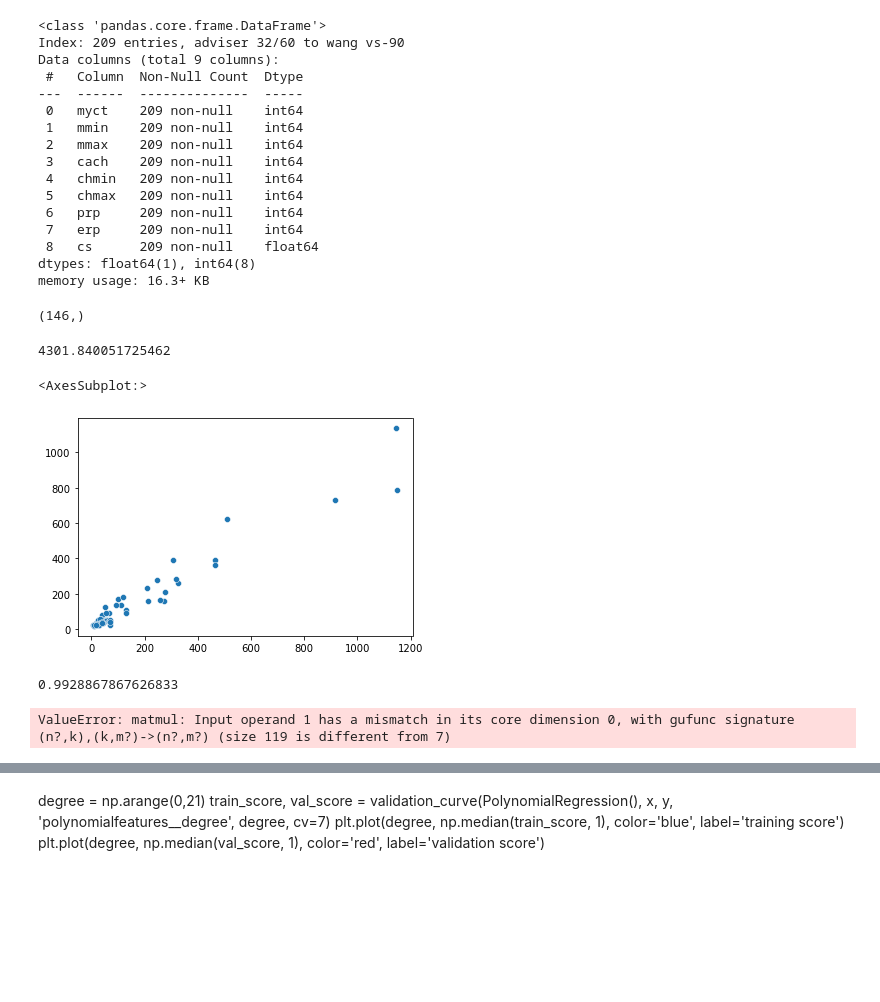
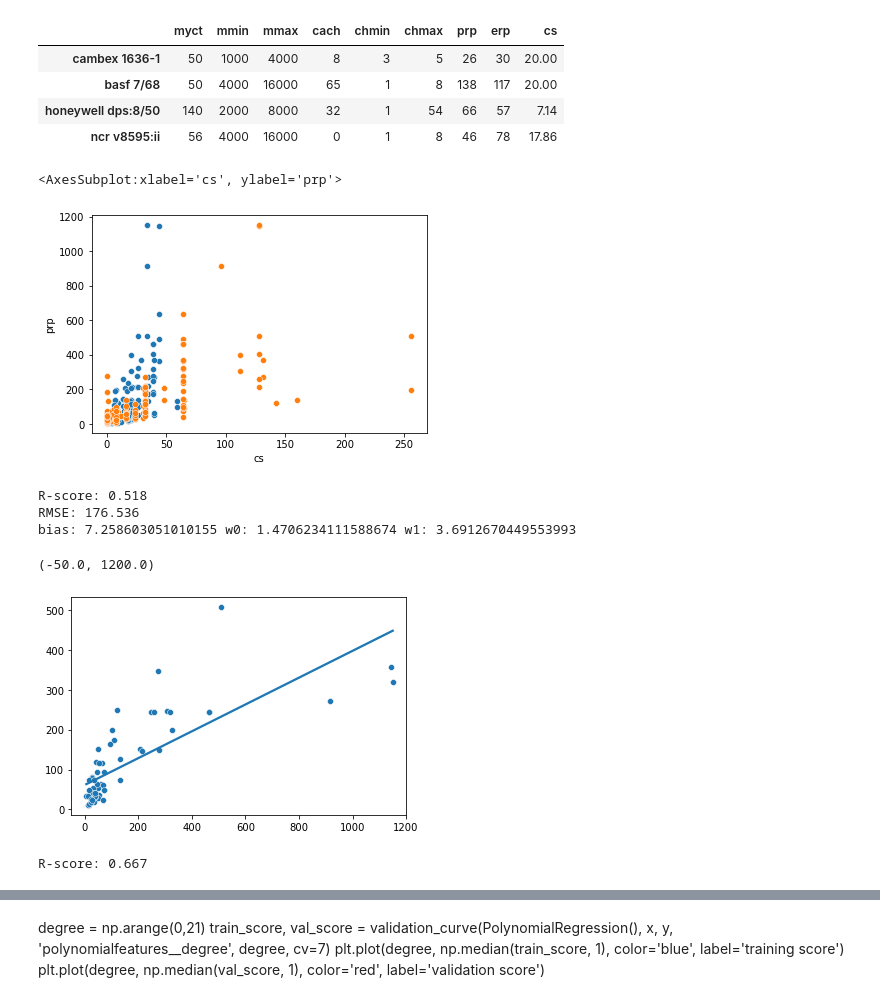
Before and after one commit to BarbosaRicardo/CST383_Data_Science, a Jupyter notebook: Week7/Labs/lab3.ipynb, the cells around one changed output, grey strips where cells are left out. Saved outputs shown, nothing was run; the diff lists cells and outputs as text; code cells hidden in the pictures; blank space fills up the shorter version.

```diff
--- a/Week7/Labs/lab3.ipynb
+++ b/Week7/Labs/lab3.ipynb
@@ -14,24 +14,13 @@ df = pd.read_csv("https://raw.githubusercontent.com/grbruns/cst383/master/machin
 df.index = df['vendor']+' '+df['model']
 df.drop(['vendor', 'model'], axis=1, inplace=True)
 df['cs'] = np.round(1e3/df['myct'], 2)	# clock speed in MHz
-df.info()
+df.sample(4)
 # %% [output]
-<class 'pandas.core.frame.DataFrame'>
-Index: 209 entries, adviser 32/60 to wang vs-90
-Data columns (total 9 columns):
- #   Column  Non-Null Count  Dtype
----  ------  --------------  -----
- 0   myct    209 non-null    int64
- 1   mmin    209 non-null    int64
- 2   mmax    209 non-null    int64
- 3   cach    209 non-null    int64
- 4   chmin   209 non-null    int64
- 5   chmax   209 non-null    int64
- 6   prp     209 non-null    int64
- 7   erp     209 non-null    int64
- 8   cs      209 non-null    float64
-dtypes: float64(1), int64(8)
-memory usage: 16.3+ KB
+|  | myct | mmin | mmax | cach | chmin | chmax | prp | erp | cs |
+| cambex 1636-1 | 50 | 1000 | 4000 | 8 | 3 | 5 | 26 | 30 | 20.00 |
+| basf 7/68 | 50 | 4000 | 16000 | 65 | 1 | 8 | 138 | 117 | 20.00 |
+| honeywell dps:8/50 | 140 | 2000 | 8000 | 32 | 1 | 54 | 66 | 57 | 7.14 |
+| ncr v8595:ii | 56 | 4000 | 16000 | 0 | 1 | 8 | 46 | 78 | 17.86 |
 # %%
 '''
 Functions
@@ -44,14 +33,17 @@ def RMSE(actual, predict):
 
 def PolynomialRegression(degree=2, **kwargs):
     return make_pipeline(PolynomialFeatures(degree), LinearRegression(**kwargs))
+# %%
+sns.scatterplot(x='cs', y = 'prp', data=df)
+sns.scatterplot(x='cach', y='prp', data=df)
+# %% [output]
+<AxesSubplot:xlabel='cs', ylabel='prp'>
+[figure, added]
 # %%
 # 2. From the machine data, create training and test sets, using a 70/30 split.  See the linear regression 2 slides if needed.
-x = df.drop(['myct', 'prp'], axis=1).values
+x = df[['cach', 'cs']].values
 y = df['prp'].values
 x_train, x_test, y_train, y_test = train_test_split(x,y, test_size=0.3, random_state=42)
-y_train.shape
-# %% [output]
-(146,)
 # %%
 # 3. This lab is open-ended.  I want you to experiment with building linear models using interactions and nonlinear transformations, as discussed in class.  The goal is still to predict performance (feature ‘prp’).  Start simple.
 reg = LinearRegression()
@@ -59,23 +51,29 @@ reg = LinearRegression()
 # print(scores.mean())
 reg.fit(x_train, y_train)
 predictions = reg.predict(x_test)
-MSE(y_test, predictions)
+print(f'R-score: {reg.score(x,y):.3f}')
+print(f'RMSE: {RMSE(y_test, predictions):.3f}')
+print(f'bias: {reg.intercept_} w0: {reg.coef_[0]} w1: {reg.coef_[1]}')
 # %% [output]
-4301.840051725462
+R-score: 0.518
+RMSE: 176.536
+bias: 7.258603051010155 w0: 1.4706234111588674 w1: 3.6912670449553993
-# %%
-sns.scatterplot(y_test, predictions)
-# %% [output]
-<AxesSubplot:>
-[figure, removed]
+# %%
+# plot model with regression line
+sns.scatterplot(y_test, predictions)
+sns.regplot(y_test, predictions, ci=None, scatter=False)
+plt.xlim([-50, 1200])
+# %% [output]
+(-50.0, 1200.0)
+[figure, added]
 # %%
-# pf = PolynomialFeatures(degree=3, include_bias=False)
-# pf.fit(x)
-# x_poly = pf.transform(x)
+pf = PolynomialFeatures(degree=2, include_bias=False)
+pf.fit(x)
+x_poly = pf.transform(x)
 # # pf.get_feature_names()
-# reg = LinearRegression()
-# reg.fit(x_poly, y)
-# print(reg.score(x_poly, y))
-# RMSE(y_test, reg.predict(x_test))
+reg2 = LinearRegression()
+reg2.fit(x_poly, y)
+predictions2 = reg2.predict(x_poly)
+print(f'R-score: {reg2.score(x_poly, y):.3f}')
 # %% [output]
-0.9928867867626833
+R-score: 0.667
-ValueError: matmul: Input operand 1 has a mismatch in its core dimension 0, with gufunc signature (n?,k),(k,m?)->(n?,m?) (size 119 is different from 7)
```
Also changed, not shown: parts of 4 cells of this notebook, 2 other files.
